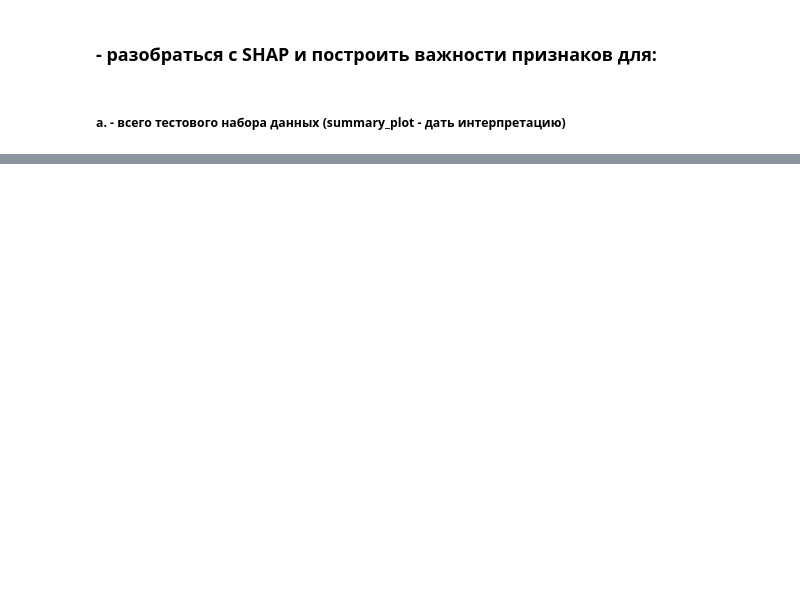
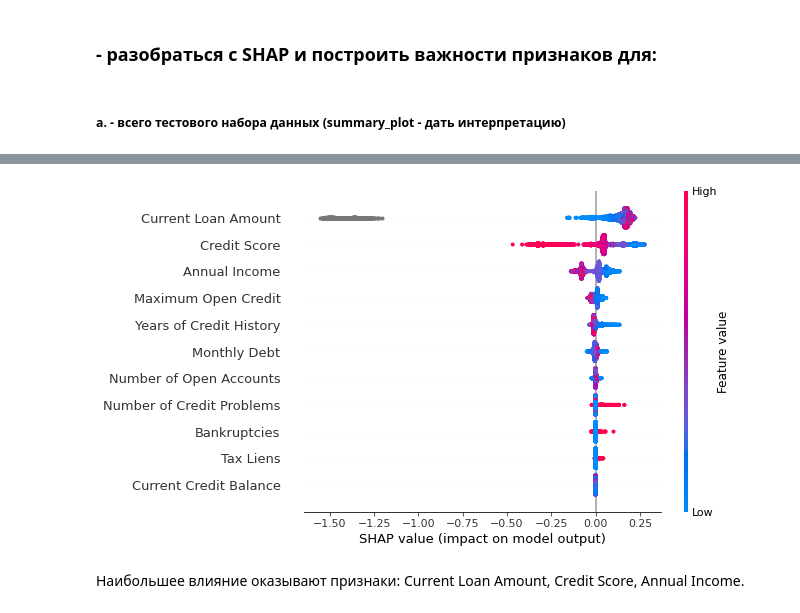
Before and after one commit to mr-rider/ml_bisness, a Jupyter notebook: lesson7/Homework7.ipynb, the cells around one changed output, grey strips where cells are left out. Cells and saved outputs as stored; diff of their text form; code cells hidden in the pictures; blank space fills up the shorter version.

```diff
--- a/lesson7/Homework7.ipynb
+++ b/lesson7/Homework7.ipynb
@@ -277,0 +301,7 @@ shap.force_plot(explainer.expected_value, shap_values[0,:], X_train.iloc[0,:])
+# %%
+# summarize the effects of all the features
+shap.summary_plot(shap_values, X_train)
+# %% [output]
+[figure, added]
+# %% [markdown]
+Наибольшее влияние оказывают признаки: Current Loan Amount, Credit Score, Annual Income.
```
Also changed, not shown: parts of 10 cells of this notebook.
